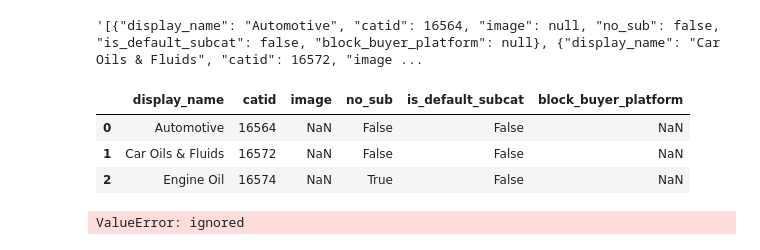
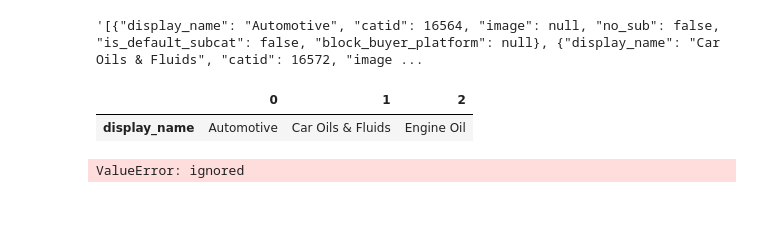
Before and after one commit to wengsengh/kglapi, a Jupyter notebook: get kaggle dataset.ipynb, the cells around one changed output. Saved outputs shown, nothing was run; the diff lists cells and outputs as text; code cells hidden in the pictures; blank space fills up the shorter version.

```diff
--- a/get kaggle dataset.ipynb
+++ b/get kaggle dataset.ipynb
@@ -588,13 +588,11 @@ elevations
 # %% [output]
 '[{"display_name": "Automotive", "catid": 16564, "image": null, "no_sub": false, "is_default_subcat": false, "block_buyer_platform": null}, {"display_name": "Car Oils & Fluids", "catid": 16572, "image ...
 # %%
-data = pd.read_json(elevations)
-data
+data = pd.read_json(elevations).T
+data[0:1]
 # %% [output]
-|  | display_name | catid | image | no_sub | is_default_subcat | block_buyer_platform |
-| 0 | Automotive | 16564 | NaN | False | False | NaN |
-| 1 | Car Oils & Fluids | 16572 | NaN | False | False | NaN |
-| 2 | Engine Oil | 16574 | NaN | True | False | NaN |
+|  | 0 | 1 | 2 |
+| display_name | Automotive | Car Oils & Fluids | Engine Oil |
 # %%
 
 elevations = json.dumps(api1_data['item'])
```
